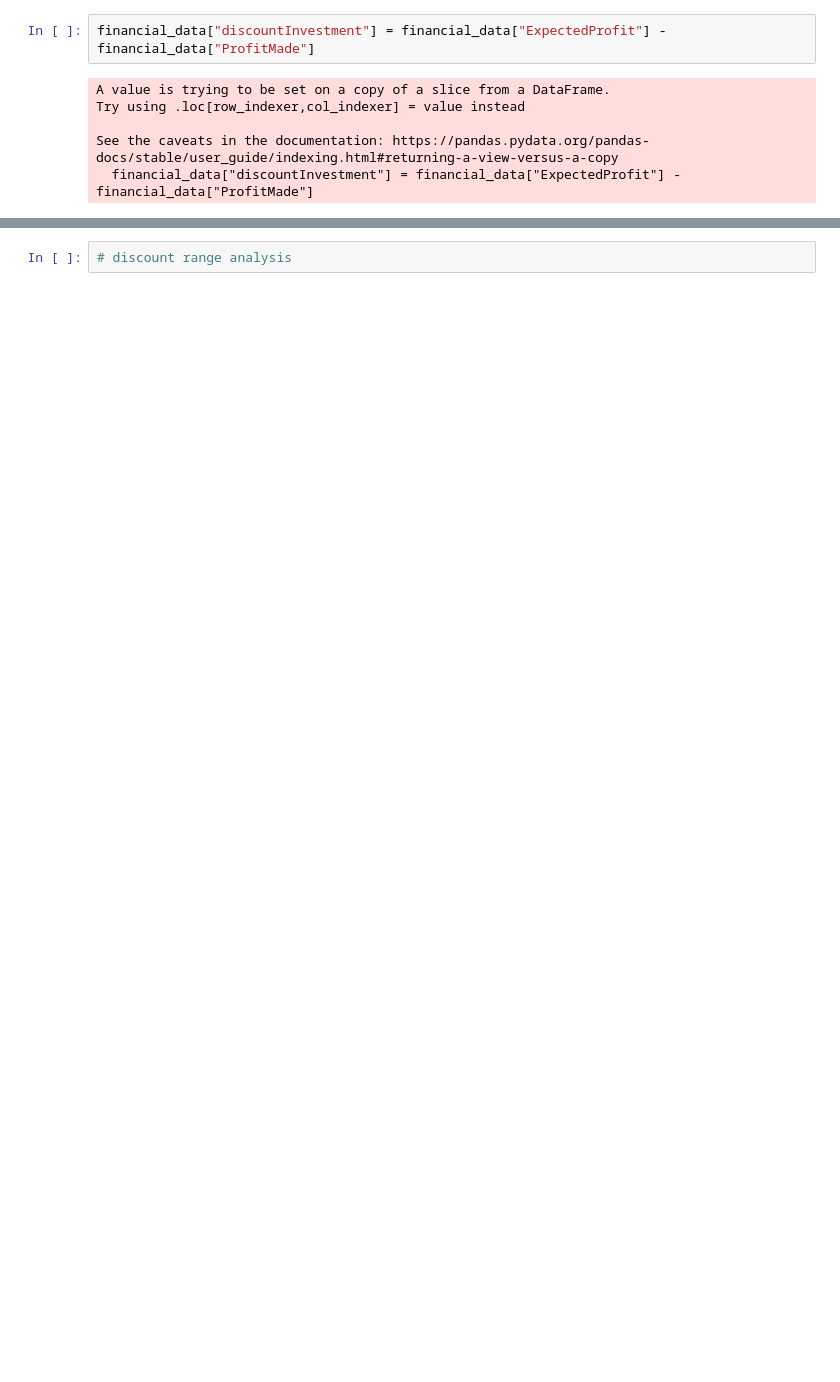
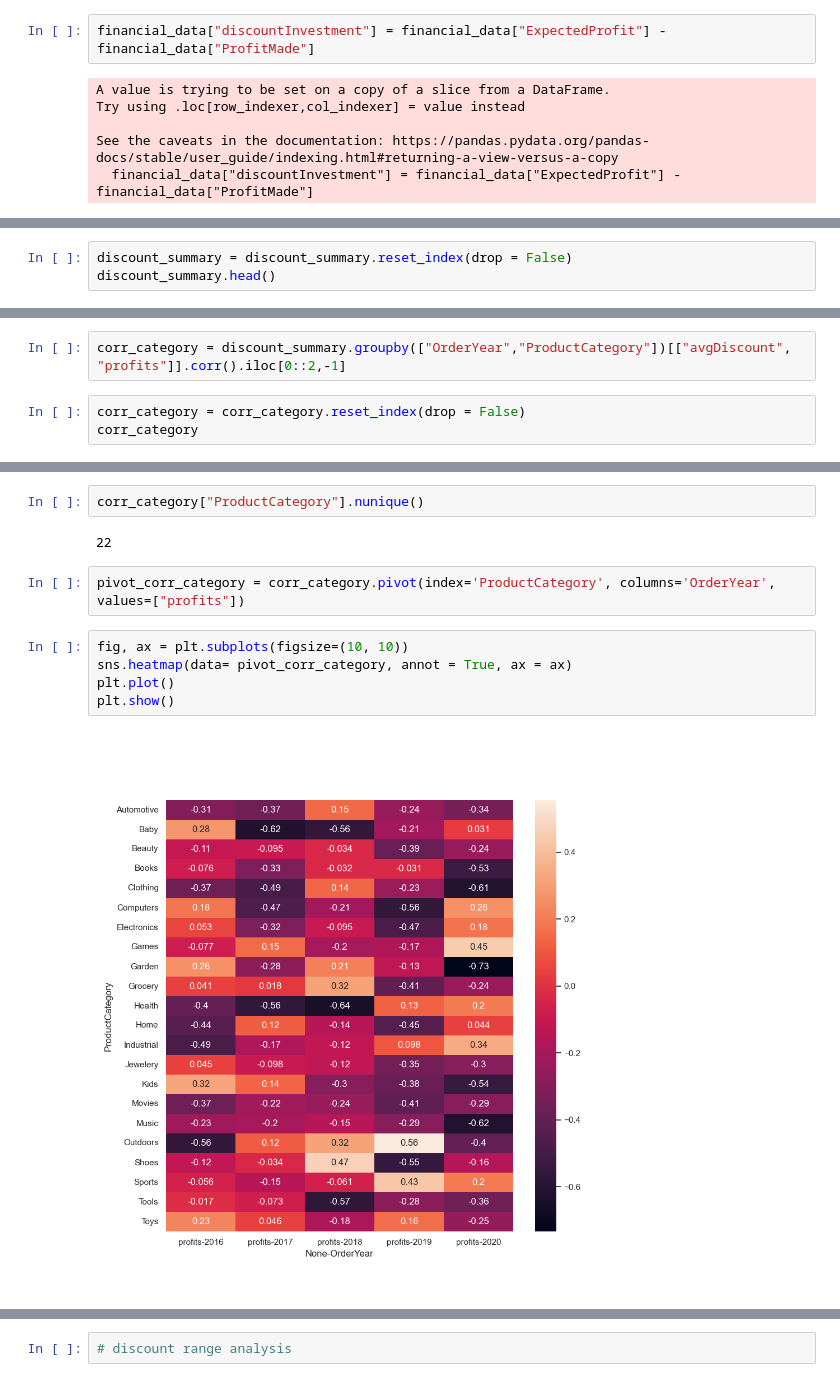
Before and after one commit to josephine-amponsah/ecommerce-data-analysis, a Jupyter notebook: notebooks/exploratory-analysis.ipynb, the cells around one changed output, grey strips where cells are left out. Saved outputs shown, nothing was run; the diff lists cells and outputs as text; blank space fills up the shorter version.

```diff
--- a/notebooks/exploratory-analysis.ipynb
+++ b/notebooks/exploratory-analysis.ipynb
@@ -523,0 +569,3 @@ plt.plot()
+# %%
+discount_summary = discount_summary.reset_index(drop = False)
+discount_summary.head()
@@ -523,0 +579,5 @@ plt.plot()
+# %%
+corr_category = discount_summary.groupby(["OrderYear","ProductCategory"])[["avgDiscount", "profits"]].corr().iloc[0::2,-1]
+# %%
+corr_category = corr_category.reset_index(drop = False)
+corr_category
@@ -523,0 +598,13 @@ plt.plot()
+# %%
+corr_category["ProductCategory"].nunique()
+# %% [output]
+22
+# %%
+pivot_corr_category = corr_category.pivot(index='ProductCategory', columns='OrderYear', values=["profits"])
+# %%
+fig, ax = plt.subplots(figsize=(10, 10))
+sns.heatmap(data= pivot_corr_category, annot = True, ax = ax)
+plt.plot()
+plt.show()
+# %% [output]
+[figure, added]
```
Also changed, not shown: parts of 22 cells of this notebook.
